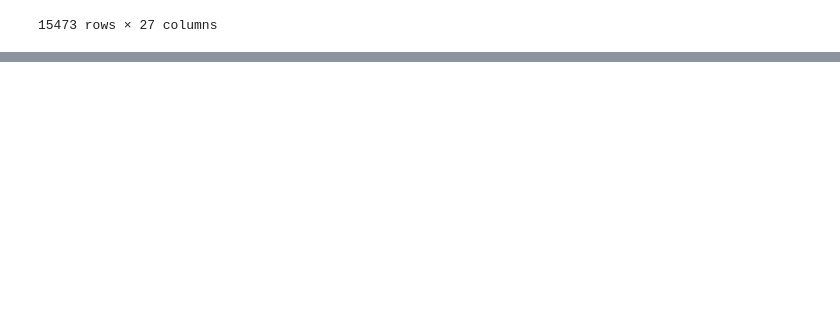
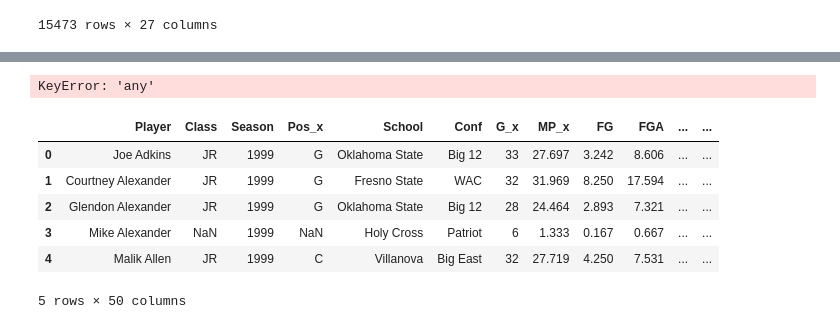
Before and after one commit to andrewfrilot/NBA_Scout, a Jupyter notebook: iPython_Notebooks/Merge.ipynb, the cells around one changed output, grey strips where cells are left out. Saved outputs shown, nothing was run; the diff lists cells and outputs as text; code cells hidden in the pictures; blank space fills up the shorter version.

Commit message:
Conducting data manipulation for model

```diff
--- a/iPython_Notebooks/Merge.ipynb
+++ b/iPython_Notebooks/Merge.ipynb
@@ -195,0 +247,4 @@ agg_df.merge(player_team, on="Player", how= "left")
+# %%
+cols2 = ["Player", "eFG%", "WS"]
+ncaa_sub = ncaa_2[cols2]
+ncaa_sub.head()
@@ -195,0 +258,4 @@ agg_df.merge(player_team, on="Player", how= "left")
+# %%
+#Get WS and effective field goal percentage
+
+first_merge = ncaa.merge(ncaa_sub, on = "Player", how="left")
@@ -195,0 +285,16 @@ agg_df.merge(player_team, on="Player", how= "left")
+# %%
+#merge draft data with ncaa data
+
+final_merge = first_merge.merge(draft_data, on = "Player", how="inner")
+# %% [output]
+KeyError: 'any'
+# %%
+final_merge.head()
+# %% [output]
+|  | Player | Class | Season | Pos_x | School | Conf | G_x | MP_x | FG | FGA | ... | ... |
+| 0 | Joe Adkins | JR | 1999 | G | Oklahoma State | Big 12 | 33 | 27.697 | 3.242 | 8.606 | ... | ... |
+| 1 | Courtney Alexander | JR | 1999 | G | Fresno State | WAC | 32 | 31.969 | 8.250 | 17.594 | ... | ... |
+| 2 | Glendon Alexander | JR | 1999 | G | Oklahoma State | Big 12 | 28 | 24.464 | 2.893 | 7.321 | ... | ... |
+| 3 | Mike Alexander | NaN | 1999 | NaN | Holy Cross | Patriot | 6 | 1.333 | 0.167 | 0.667 | ... | ... |
+| 4 | Malik Allen | JR | 1999 | C | Villanova | Big East | 32 | 27.719 | 4.250 | 7.531 | ... | ... |
+5 rows × 50 columns
```
Also changed, not shown: parts of 8 cells of this notebook, 2 other files.
